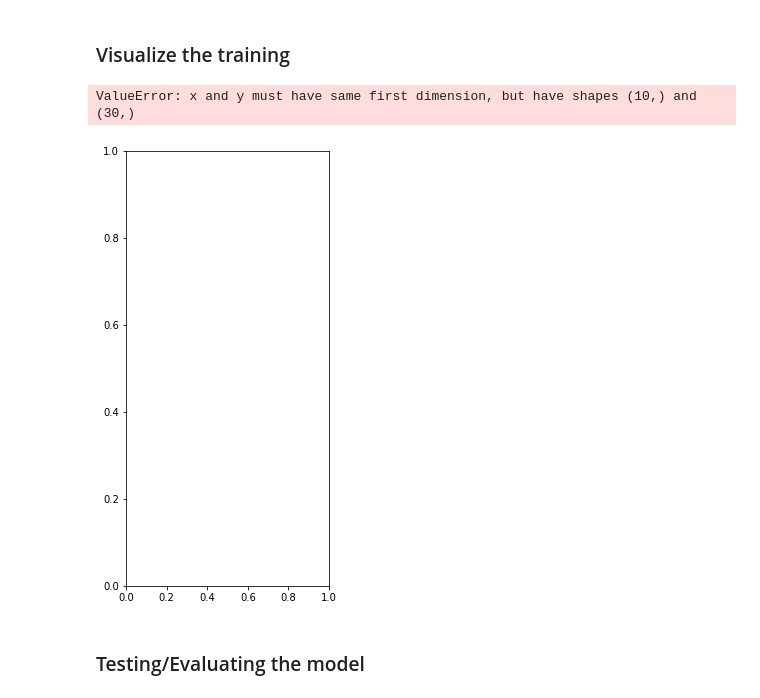
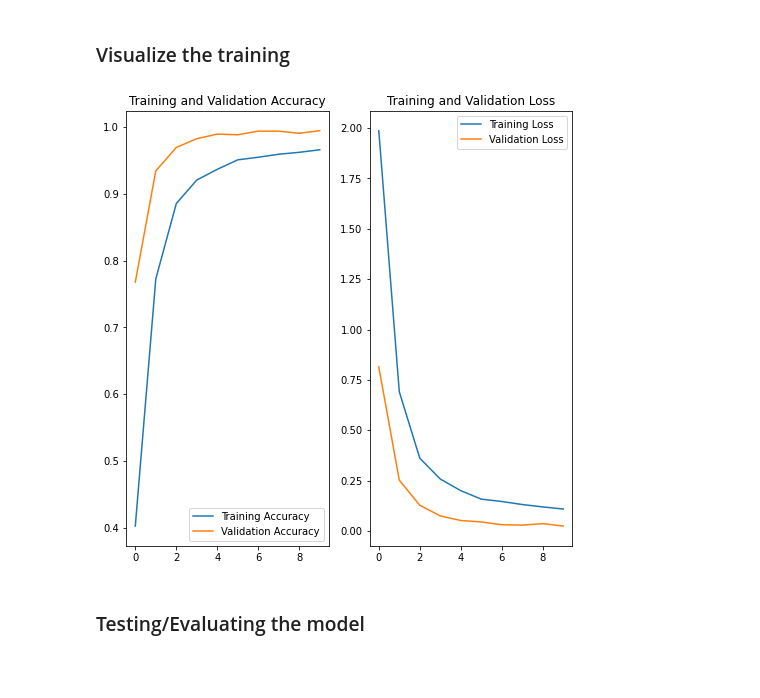
Before and after one commit to treyshotz/Traffic-Sign-Recognition, a Jupyter notebook: notebooks/main.ipynb, the cells around one changed output. Drawn from its saved outputs; the diff is of its cells as text; code cells hidden in the pictures; blank space fills up the shorter version.

```diff
--- a/notebooks/main.ipynb
+++ b/notebooks/main.ipynb
@@ -42,14 +44,14 @@ batch_size = 32
 img_height = 32
 img_width = 32
 img_size = (img_height, img_width)
-epochs = 30
+epochs = 10
 
 
 train_ds = tf.keras.utils.image_dataset_from_directory(
     "./../kaggle/Train/",
     validation_split=0.2,
     subset="training",
-    seed=123,
+    seed=505,
     image_size=img_size,
     batch_size=batch_size
 )
@@ -58,7 +60,7 @@ validation_ds = tf.keras.utils.image_dataset_from_directory(
     "./../kaggle/Train/",
     validation_split=0.2,
     subset="validation",
-    seed=123,
+    seed=505,
     image_size=img_size,
     batch_size=batch_size
 )
@@ -66,6 +68,7 @@ validation_ds = tf.keras.utils.image_dataset_from_directory(
 # print(validation_ds)
 #
 num_classes = len(train_ds.class_names)
+class_names = train_ds.class_names
 
 import matplotlib.pyplot as plt
 
@@ -113,14 +116,14 @@ model = tf.keras.Sequential([
     tf.keras.layers.Conv2D(32, 3, activation='relu'),
     tf.keras.layers.MaxPooling2D(),
     tf.keras.layers.Flatten(),
-    tf.keras.layers.Dense(256, activation='relu'),
+    tf.keras.layers.Dense(512, activation='relu'),
     tf.keras.layers.Dropout(rate=.5),
     tf.keras.layers.Dense(num_classes, activation='softmax')
 ])
 
 model.compile(
     optimizer='adam',
-    loss=tf.losses.SparseCategoricalCrossentropy(from_logits=False),
+    loss=tf.losses.SparseCategoricalCrossentropy(from_logits=True),
     metrics=['accuracy'])
 
 history = model.fit(
@@ -151,29 +157,28 @@ Epoch 30/30
 # %%
 
 acc = history.history['accuracy']
 val_acc = history.history['val_accuracy']
 
 loss = history.history['loss']
 val_loss = history.history['val_loss']
 
-epochs_range = range(10)
+epochs_range = range(epochs)
 
 plt.figure(figsize=(8, 8))
 plt.subplot(1, 2, 1)
 plt.plot(epochs_range, acc, label='Training Accuracy')
 plt.plot(epochs_range, val_acc, label='Validation Accuracy')
 plt.legend(loc='lower right')
 plt.title('Training and Validation Accuracy')
 
 plt.subplot(1, 2, 2)
 plt.plot(epochs_range, loss, label='Training Loss')
 plt.plot(epochs_range, val_loss, label='Validation Loss')
 plt.legend(loc='upper right')
 plt.title('Training and Validation Loss')
 plt.show()
 # %% [output]
-ValueError: x and y must have same first dimension, but have shapes (10,) and (30,)
-[figure, old version]
+[figure, new version]
 # %% [markdown]
 ### Testing/Evaluating the model
 # %%
```
Also changed, not shown: parts of 5 cells of this notebook.
